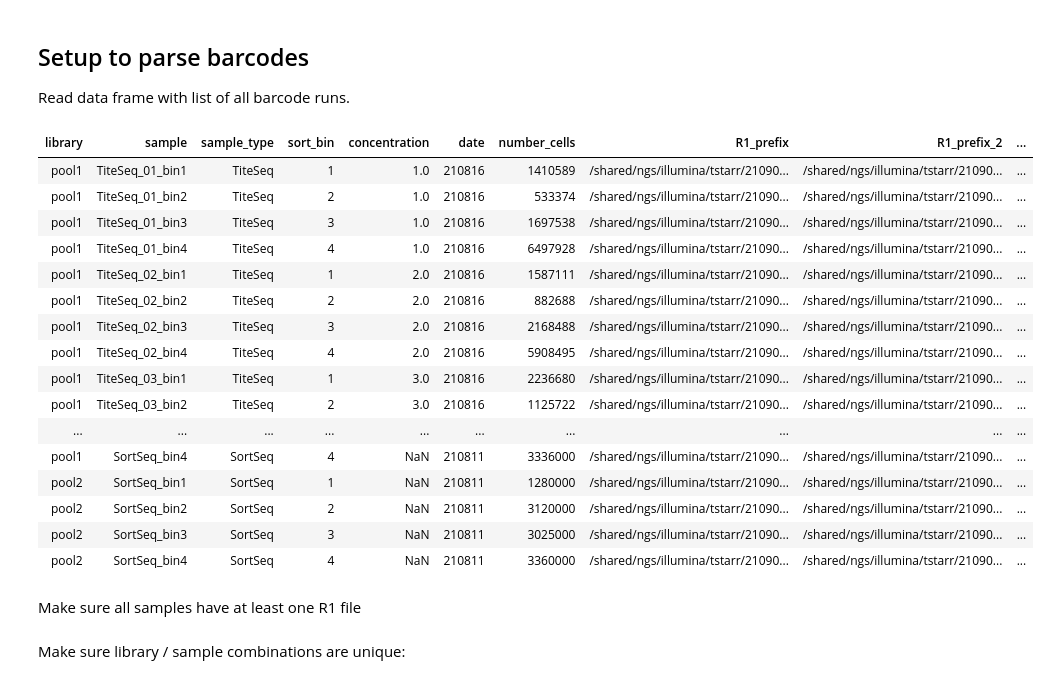
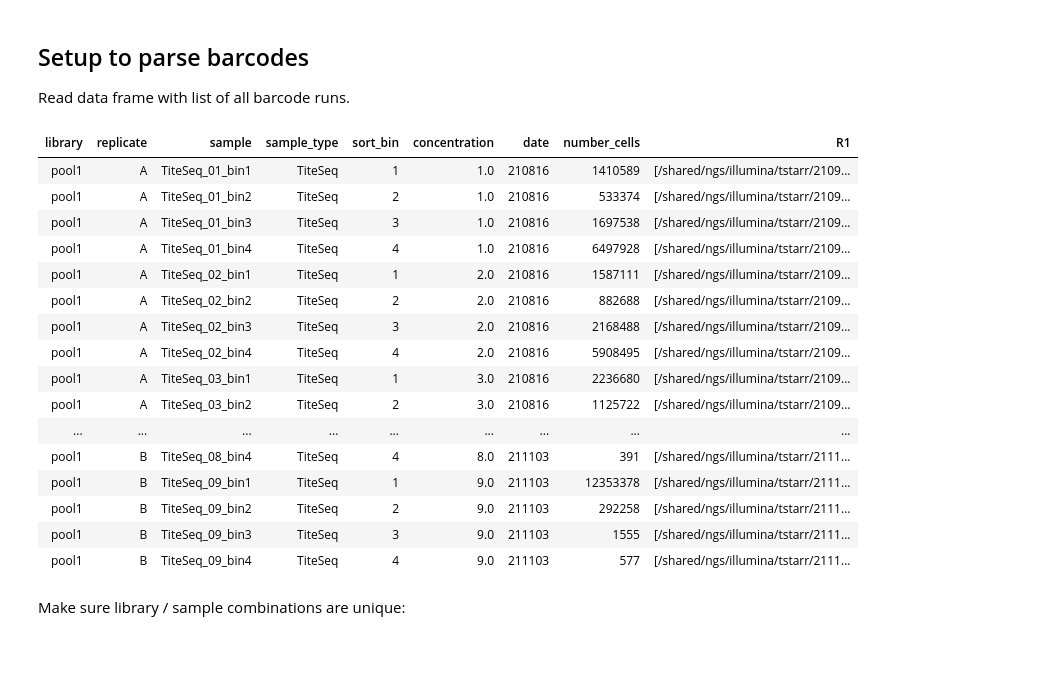
Before and after one commit to jbloomlab/SARS-CoV-2-RBD_DMS_variants, a Jupyter notebook: count_variants.ipynb, the cells around one changed output. Saved outputs shown, nothing was run; the diff lists cells and outputs as text; code cells hidden in the pictures; blank space fills up the shorter version.

```diff
--- a/count_variants.ipynb
+++ b/count_variants.ipynb
@@ -121,33 +120,27 @@ targets = alignparse.targets.Targets(seqsfile=config['amplicons_Wuhan_Hu_1'],
 ## Setup to parse barcodes
 Read data frame with list of all barcode runs.
 # %%
-# barcode runs with R1 files expanded by glob
-barcode_runs = (
-    pd.read_csv(config['barcode_runs'])
-    .assign(R1=lambda x: x['R1'].str.split('; ').map(
-                    lambda y: list(itertools.chain(*map(glob.glob, y)))),
-            n_R1=lambda x: x['R1'].map(len),
-            )
-    )
+# barcode runs with R1 files by semicolon string split
+barcode_runs = (pd.read_csv(config['barcode_runs'])
+                .assign(R1=lambda x: x['R1'].str.split('; '))
+                )
 
 display(HTML(barcode_runs.to_html(index=False)))
 # %% [output]
-| library | sample | sample_type | sort_bin | concentration | date | number_cells | R1_prefix | R1_prefix_2 | ... |
-| pool1 | TiteSeq_01_bin1 | TiteSeq | 1 | 1.0 | 210816 | 1410589 | /shared/ngs/illumina/tstarr/21090... | /shared/ngs/illumina/tstarr/21090... | ... |
-| pool1 | TiteSeq_01_bin2 | TiteSeq | 2 | 1.0 | 210816 | 533374 | /shared/ngs/illumina/tstarr/21090... | /shared/ngs/illumina/tstarr/21090... | ... |
-| pool1 | TiteSeq_01_bin3 | TiteSeq | 3 | 1.0 | 210816 | 1697538 | /shared/ngs/illumina/tstarr/21090... | /shared/ngs/illumina/tstarr/21090... | ... |
-| pool1 | TiteSeq_01_bin4 | TiteSeq | 4 | 1.0 | 210816 | 6497928 | /shared/ngs/illumina/tstarr/21090... | /shared/ngs/illumina/tstarr/21090... | ... |
-| pool1 | TiteSeq_02_bin1 | TiteSeq | 1 | 2.0 | 210816 | 1587111 | /shared/ngs/illumina/tstarr/21090... | /shared/ngs/illumina/tstarr/21090... | ... |
-| pool1 | TiteSeq_02_bin2 | TiteSeq | 2 | 2.0 | 210816 | 882688 | /shared/ngs/illumina/tstarr/21090... | /shared/ngs/illumina/tstarr/21090... | ... |
-| pool1 | TiteSeq_02_bin3 | TiteSeq | 3 | 2.0 | 210816 | 2168488 | /shared/ngs/illumina/tstarr/21090... | /shared/ngs/illumina/tstarr/21090... | ... |
-| pool1 | TiteSeq_02_bin4 | TiteSeq | 4 | 2.0 | 210816 | 5908495 | /shared/ngs/illumina/tstarr/21090... | /shared/ngs/illumina/tstarr/21090... | ... |
-| pool1 | TiteSeq_03_bin1 | TiteSeq | 1 | 3.0 | 210816 | 2236680 | /shared/ngs/illumina/tstarr/21090... | /shared/ngs/illumina/tstarr/21090... | ... |
-| pool1 | TiteSeq_03_bin2 | TiteSeq | 2 | 3.0 | 210816 | 1125722 | /shared/ngs/illumina/tstarr/21090... | /shared/ngs/illumina/tstarr/21090... | ... |
-| ... | ... | ... | ... | ... | ... | ... | ... | ... | ... |
-| pool1 | SortSeq_bin4 | SortSeq | 4 | NaN | 210811 | 3336000 | /shared/ngs/illumina/tstarr/21090... | /shared/ngs/illumina/tstarr/21090... | ... |
-| pool2 | SortSeq_bin1 | SortSeq | 1 | NaN | 210811 | 1280000 | /shared/ngs/illumina/tstarr/21090... | /shared/ngs/illumina/tstarr/21090... | ... |
-| pool2 | SortSeq_bin2 | SortSeq | 2 | NaN | 210811 | 3120000 | /shared/ngs/illumina/tstarr/21090... | /shared/ngs/illumina/tstarr/21090... | ... |
-| pool2 | SortSeq_bin3 | SortSeq | 3 | NaN | 210811 | 3025000 | /shared/ngs/illumina/tstarr/21090... | /shared/ngs/illumina/tstarr/21090... | ... |
-| pool2 | SortSeq_bin4 | SortSeq | 4 | NaN | 210811 | 3360000 | /shared/ngs/illumina/tstarr/21090... | /shared/ngs/illumina/tstarr/21090... | ... |
+| library | replicate | sample | sample_type | sort_bin | concentration | date | number_cells | R1 |
+| pool1 | A | TiteSeq_01_bin1 | TiteSeq | 1 | 1.0 | 210816 | 1410589 | [/shared/ngs/illumina/tstarr/2109... |
+| pool1 | A | TiteSeq_01_bin2 | TiteSeq | 2 | 1.0 | 210816 | 533374 | [/shared/ngs/illumina/tstarr/2109... |
+| pool1 | A | TiteSeq_01_bin3 | TiteSeq | 3 | 1.0 | 210816 | 1697538 | [/shared/ngs/illumina/tstarr/2109... |
+| pool1 | A | TiteSeq_01_bin4 | TiteSeq | 4 | 1.0 | 210816 | 6497928 | [/shared/ngs/illumina/tstarr/2109... |
+| pool1 | A | TiteSeq_02_bin1 | TiteSeq | 1 | 2.0 | 210816 | 1587111 | [/shared/ngs/illumina/tstarr/2109... |
+| pool1 | A | TiteSeq_02_bin2 | TiteSeq | 2 | 2.0 | 210816 | 882688 | [/shared/ngs/illumina/tstarr/2109... |
+| pool1 | A | TiteSeq_02_bin3 | TiteSeq | 3 | 2.0 | 210816 | 2168488 | [/shared/ngs/illumina/tstarr/2109... |
+| pool1 | A | TiteSeq_02_bin4 | TiteSeq | 4 | 2.0 | 210816 | 5908495 | [/shared/ngs/illumina/tstarr/2109... |
+| pool1 | A | TiteSeq_03_bin1 | TiteSeq | 1 | 3.0 | 210816 | 2236680 | [/shared/ngs/illumina/tstarr/2109... |
+| pool1 | A | TiteSeq_03_bin2 | TiteSeq | 2 | 3.0 | 210816 | 1125722 | [/shared/ngs/illumina/tstarr/2109... |
+| ... | ... | ... | ... | ... | ... | ... | ... | ... |
+| pool1 | B | TiteSeq_08_bin4 | TiteSeq | 4 | 8.0 | 211103 | 391 | [/shared/ngs/illumina/tstarr/2111... |
+| pool1 | B | TiteSeq_09_bin1 | TiteSeq | 1 | 9.0 | 211103 | 12353378 | [/shared/ngs/illumina/tstarr/2111... |
+| pool1 | B | TiteSeq_09_bin2 | TiteSeq | 2 | 9.0 | 211103 | 292258 | [/shared/ngs/illumina/tstarr/2111... |
+| pool1 | B | TiteSeq_09_bin3 | TiteSeq | 3 | 9.0 | 211103 | 1555 | [/shared/ngs/illumina/tstarr/2111... |
+| pool1 | B | TiteSeq_09_bin4 | TiteSeq | 4 | 9.0 | 211103 | 577 | [/shared/ngs/illumina/tstarr/2111... |
-# %% [markdown]
-Make sure all samples have at least one R1 file
```
Also changed, not shown: parts of 8 cells of this notebook, 36 other files.
